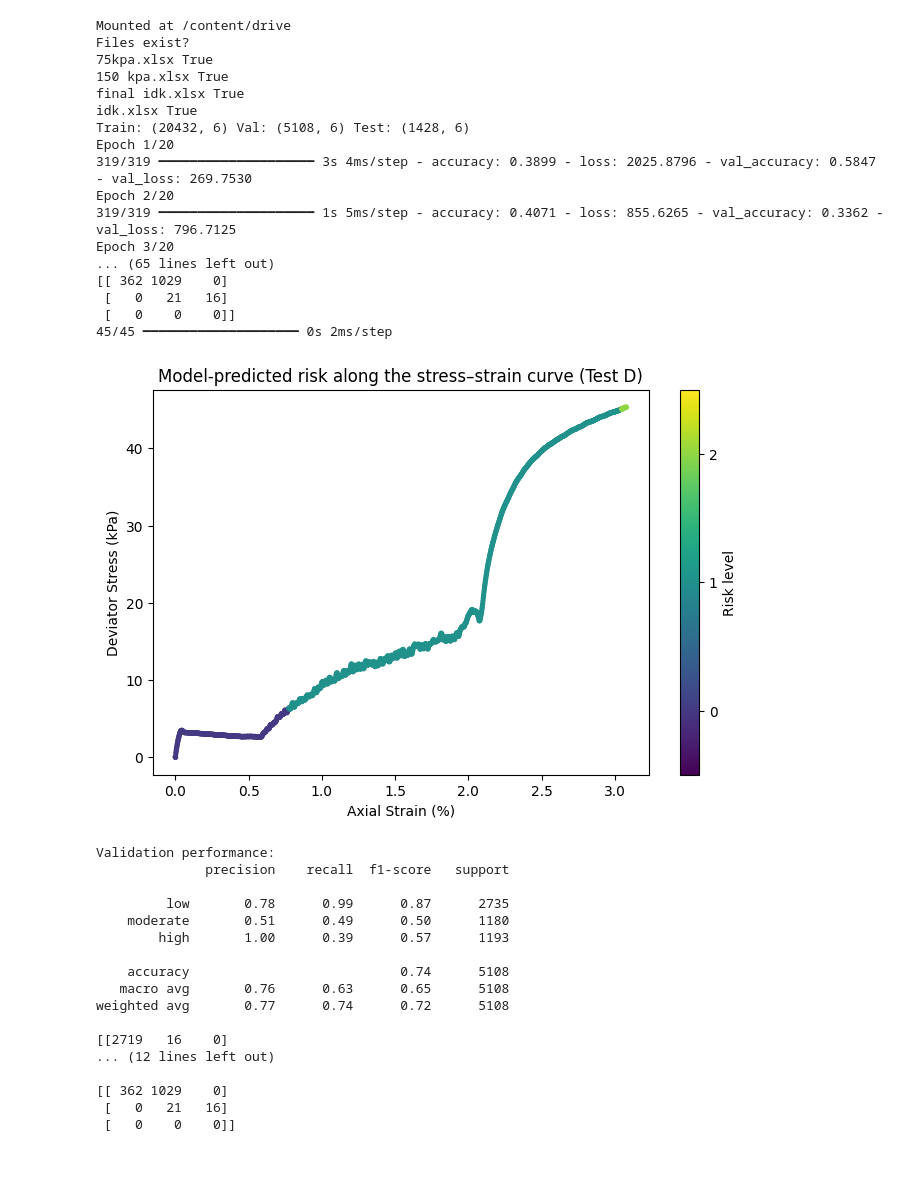
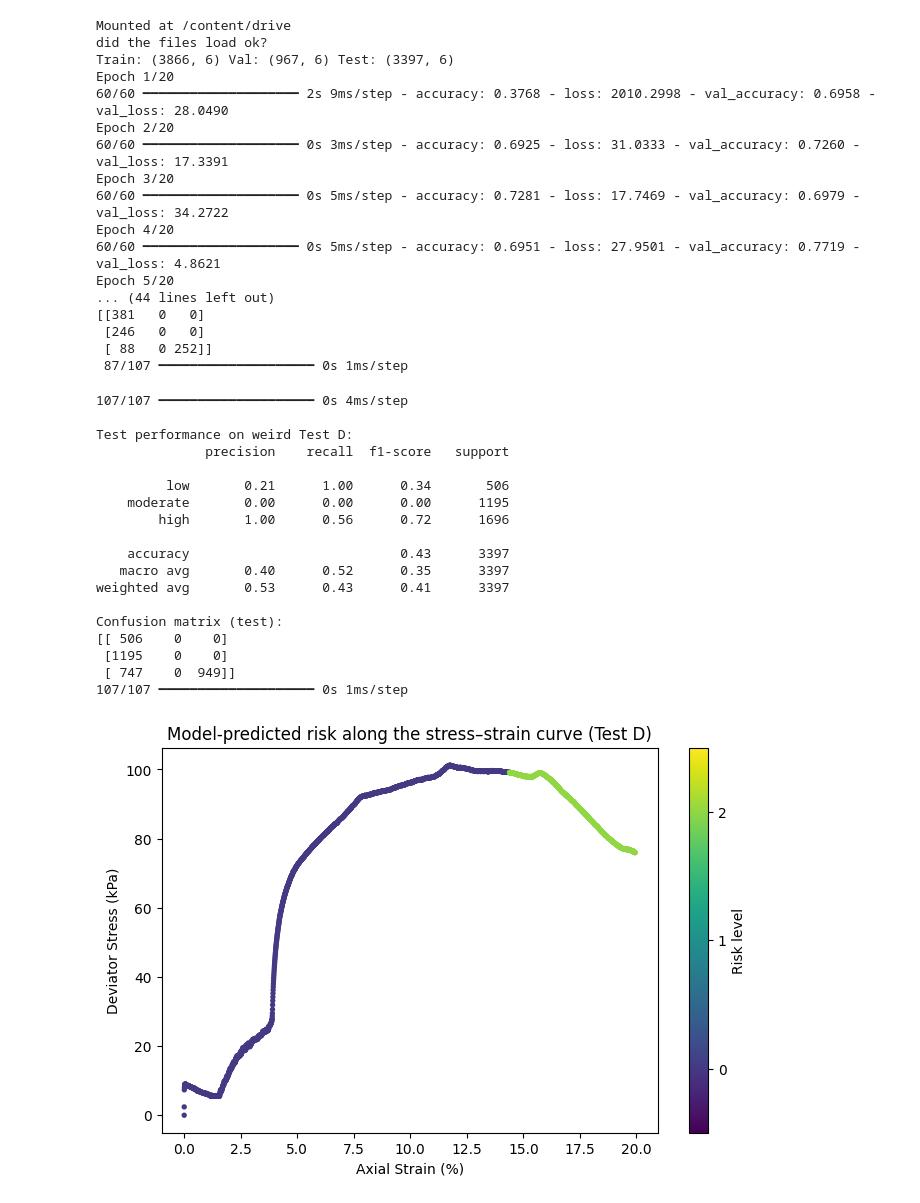
Before and after one commit to bluebynick/CEE-9730-Data-Science-for-Geotechnical-Engineers, a Jupyter notebook: Final Project.ipynb, the cells around one changed output. Drawn from its saved outputs; the diff is of its cells as text; code cells hidden in the pictures; blank space fills up the shorter version.

```diff
--- a/Final Project.ipynb
+++ b/Final Project.ipynb
@@ -105,13 +105,13 @@ dfs = [df_A, df_B, df_C, df_D]
 
 print("did the files load ok?")
 for df in dfs:
-    print(os.path.basename(f), os.path.exists(f))
+    #print(os.path.basename(df), os.path.exists(df))
     df["risk"] = pd.to_numeric(df["Axial Strain"], errors="coerce").apply(strain_to_risk)
 
 all_df = pd.concat(dfs, ignore_index=True)
 
-train_df = all_df[all_df["Test"].isin(["D","B","C"])].copy()
-test_df  = all_df[all_df["Test"] == "A"].copy()
+train_df = all_df[all_df["Test"].isin(["D","A","D"])].copy()
+test_df  = all_df[all_df["Test"] == "C"].copy()
 
 feature_cols = [c for c in train_df.columns if c not in ["Axial Strain", "Volumetric Strain", "risk", "Test"]]
 
@@ -196,7 +196,7 @@ history = model.fit(
 #wtf is that line ^^^
 
 
-# validation set
+#validation set
 val_probs = model.predict(X_val)
 val_pred = np.argmax(val_probs, axis=1)
 
@@ -205,7 +205,7 @@ print(classification_report(y_val, val_pred, target_names=["low", "moderate", "h
 print("Confusion matrix (val):")
 print(confusion_matrix(y_val, val_pred))
 
-# test set (this is your "unknown" Test D)
+#test set (this is your "unknown" Test D)
 test_probs = model.predict(X_test)
 test_pred = np.argmax(test_probs, axis=1)
 
@@ -217,65 +217,63 @@ print(confusion_matrix(y_test, test_pred, labels=[0, 1, 2]))
 
 
 #A visual “proof” that feels satisfying
-# and feature_cols / X_test / y_test defined like before
 
 test_probs = model.predict(X_test)
 test_pred = np.argmax(test_probs, axis=1)  # 0=low,1=mod,2=high
 
 axial_strain = test_df["Axial Strain"].to_numpy().astype(float)
 deviator_stress = test_df["Corrected Deviator Stress"].to_numpy().astype(float)
 
 plt.figure(figsize=(8,5))
 scatter = plt.scatter(axial_strain, deviator_stress, c=test_pred, cmap="viridis", s=8)
 plt.xlabel("Axial Strain (%)")
 plt.ylabel("Deviator Stress (kPa)")
 plt.title("Model-predicted risk along the stress–strain curve (Test D)")
 plt.colorbar(scatter, ticks=[0,1,2], label="Risk level")
 plt.clim(-0.5, 2.5)
 plt.show()
 
-
-#numbers
 print("Validation performance:")
 print(classification_report(y_val, val_pred, target_names=["low","moderate","high"]))
 print(confusion_matrix(y_val, val_pred))
 
 print("Test D performance:")
 print(classification_report(y_test, test_pred, target_names=["low","moderate","high"], labels=[0, 1, 2]))
 print(confusion_matrix(y_test, test_pred, labels=[0, 1, 2]))
 # %% [output]
 Mounted at /content/drive
-Files exist?
-75kpa.xlsx True
-150 kpa.xlsx True
-final idk.xlsx True
-idk.xlsx True
-Train: (20432, 6) Val: (5108, 6) Test: (1428, 6)
+did the files load ok?
+Train: (3866, 6) Val: (967, 6) Test: (3397, 6)
 Epoch 1/20
-319/319 ━━━━━━━━━━━━━━━━━━━━ 3s 4ms/step - accuracy: 0.3899 - loss: 2025.8796 - val_accuracy: 0.5847 - val_loss: 269.7530
+60/60 ━━━━━━━━━━━━━━━━━━━━ 2s 9ms/step - accuracy: 0.3768 - loss: 2010.2998 - val_accuracy: 0.6958 - val_loss: 28.0490
 Epoch 2/20
-319/319 ━━━━━━━━━━━━━━━━━━━━ 1s 5ms/step - accuracy: 0.4071 - loss: 855.6265 - val_accuracy: 0.3362 - val_loss: 796.7125
+60/60 ━━━━━━━━━━━━━━━━━━━━ 0s 3ms/step - accuracy: 0.6925 - loss: 31.0333 - val_accuracy: 0.7260 - val_loss: 17.3391
 Epoch 3/20
-... (65 lines left out)
-[[ 362 1029    0]
- [   0   21   16]
- [   0    0    0]]
-45/45 ━━━━━━━━━━━━━━━━━━━━ 0s 2ms/step
+60/60 ━━━━━━━━━━━━━━━━━━━━ 0s 5ms/step - accuracy: 0.7281 - loss: 17.7469 - val_accuracy: 0.6979 - val_loss: 34.2722
+Epoch 4/20
+60/60 ━━━━━━━━━━━━━━━━━━━━ 0s 5ms/step - accuracy: 0.6951 - loss: 27.9501 - val_accuracy: 0.7719 - val_loss: 4.8621
+Epoch 5/20
+... (44 lines left out)
+[[381   0   0]
+ [246   0   0]
+ [ 88   0 252]]
+ 87/107 ━━━━━━━━━━━━━━━━━━━━ 0s 1ms/step
+107/107 ━━━━━━━━━━━━━━━━━━━━ 0s 4ms/step
+
+Test performance on weird Test D:
+              precision    recall  f1-score   support
+
+         low       0.21      1.00      0.34       506
+    moderate       0.00      0.00      0.00      1195
+        high       1.00      0.56      0.72      1696
+
+    accuracy                           0.43      3397
+   macro avg       0.40      0.52      0.35      3397
+weighted avg       0.53      0.43      0.41      3397
+
+Confusion matrix (test):
+[[ 506    0    0]
+ [1195    0    0]
+ [ 747    0  949]]
+107/107 ━━━━━━━━━━━━━━━━━━━━ 0s 1ms/step
-[figure, old version]
+[figure, new version]
-Validation performance:
-              precision    recall  f1-score   support
-
-         low       0.78      0.99      0.87      2735
-    moderate       0.51      0.49      0.50      1180
-        high       1.00      0.39      0.57      1193
-
-    accuracy                           0.74      5108
-   macro avg       0.76      0.63      0.65      5108
-weighted avg       0.77      0.74      0.72      5108
-
-[[2719   16    0]
-... (12 lines left out)
-
-[[ 362 1029    0]
- [   0   21   16]
- [   0    0    0]]
```
Also changed, not shown: parts of 1 cell of this notebook.
